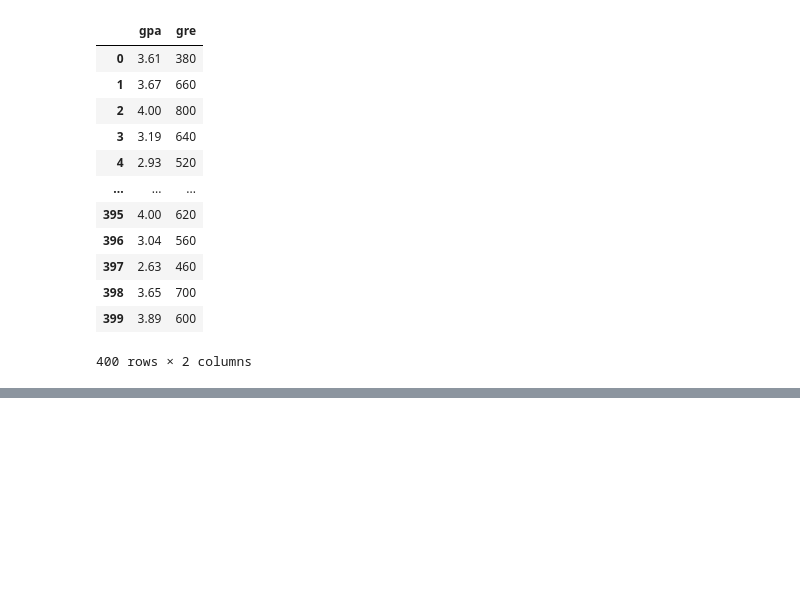
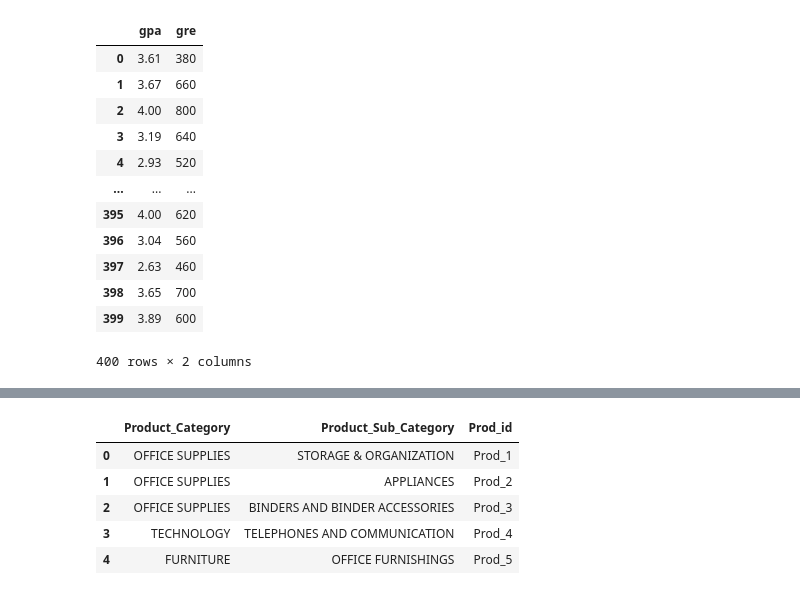
Before and after one commit to nanicoder/pp-ai-ml-2026, a Jupyter notebook: ai-ml-simplilearn/classes/day_feb212026.ipynb, the cells around one changed output, grey strips where cells are left out. Saved outputs shown, nothing was run; the diff lists cells and outputs as text; code cells hidden in the pictures; blank space fills up the shorter version.

```diff
--- a/ai-ml-simplilearn/classes/day_feb212026.ipynb
+++ b/ai-ml-simplilearn/classes/day_feb212026.ipynb
@@ -201,0 +238,10 @@ data = {
+# %%
+df_proddimen = pd.read_csv('../data-sets/proddimen.csv')
+df_proddimen.head()
+# %% [output]
+|  | Product_Category | Product_Sub_Category | Prod_id |
+| 0 | OFFICE SUPPLIES | STORAGE & ORGANIZATION | Prod_1 |
+| 1 | OFFICE SUPPLIES | APPLIANCES | Prod_2 |
+| 2 | OFFICE SUPPLIES | BINDERS AND BINDER ACCESSORIES | Prod_3 |
+| 3 | TECHNOLOGY | TELEPHONES AND COMMUNICATION | Prod_4 |
+| 4 | FURNITURE | OFFICE FURNISHINGS | Prod_5 |
```
Also changed, not shown: parts of 9 cells of this notebook, 4 other files.
